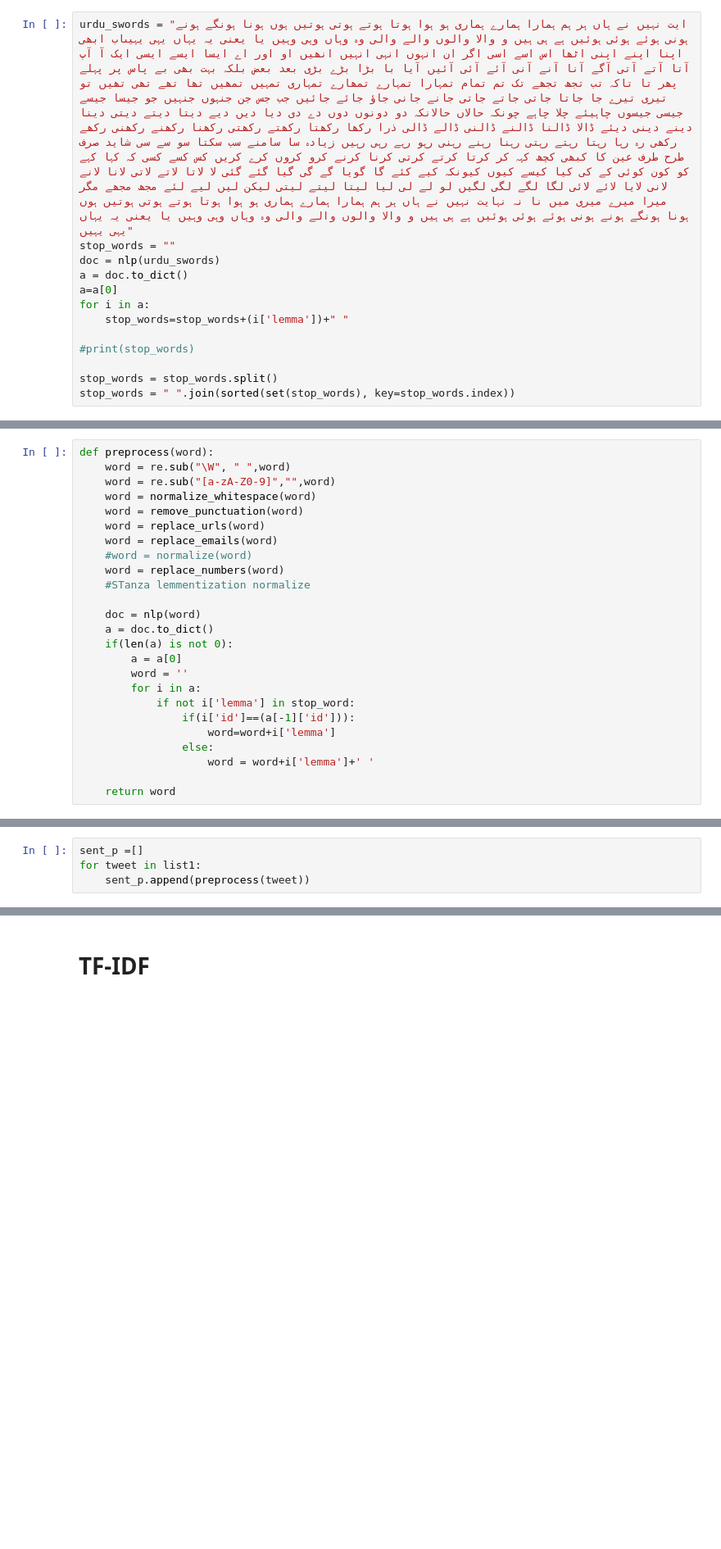
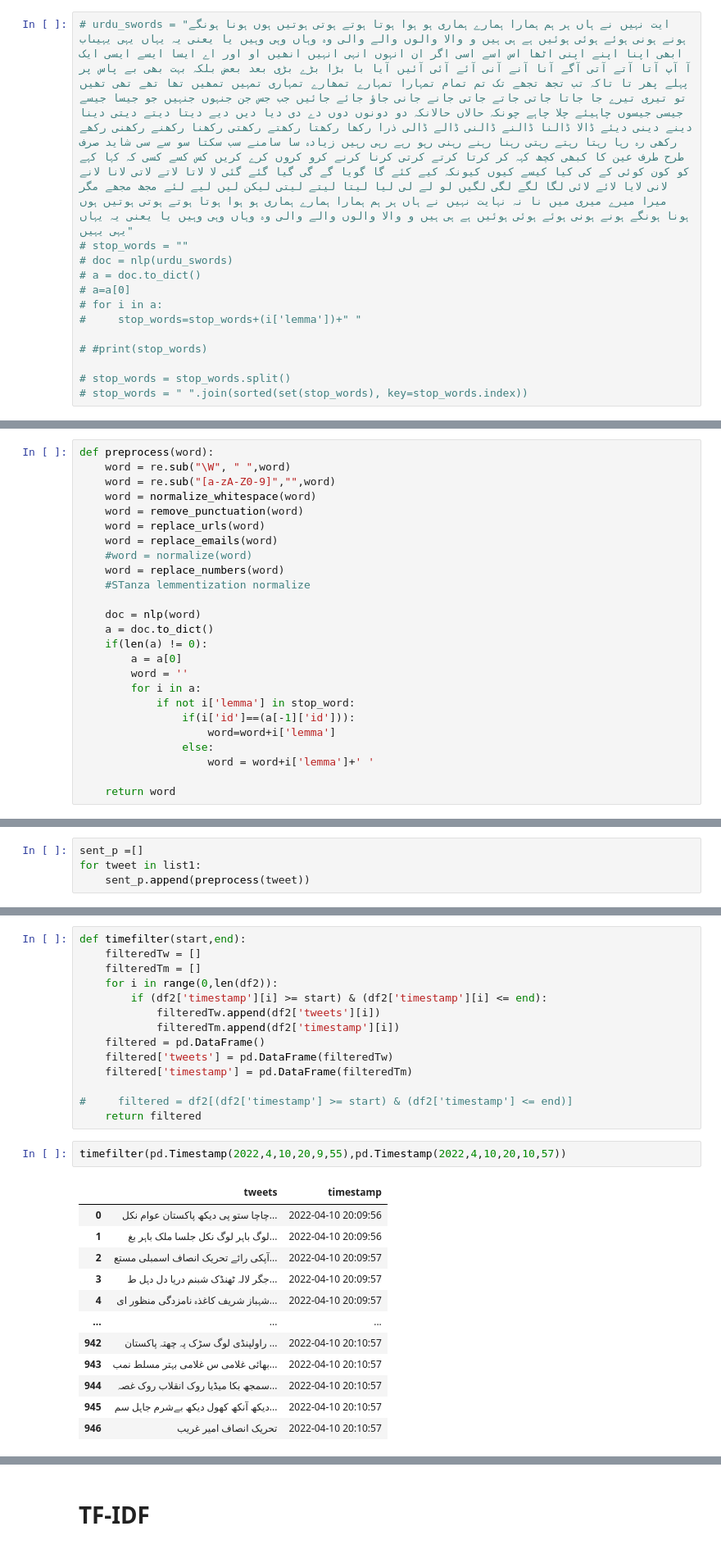
Before and after one commit to marxbilal/FYP---Tajziya-, a Jupyter notebook: Python NLP/Final-Clustering.ipynb, the cells around one changed output, grey strips where cells are left out. Shown: that part at 82% size. Saved outputs shown, nothing was run; the diff lists cells and outputs as text; blank space fills up the shorter version.

Commit message:
TImestamp filter
filtering timestamps using pandas timestamps

```diff
--- a/Python NLP/Final-Clustering.ipynb
+++ b/Python NLP/Final-Clustering.ipynb
@@ -62,13 +54,13 @@ nlp = stanza.Pipeline(lang='ur', processors='tokenize,lemma')
 # %%
-urdu_swords = "ایت نہیں نے ہاں ہر ہم ہمارا ہمارے ہماری ہو ہوا ہوتا ہوتے ہوتی ہوتیں ہوں ہونا ہونگے ہونے ہونی ہوئے ہوئی ہوئیں ہے ہی ہیں و والا والوں والے والی وہ وہاں وہی وہیں یا یعنی یہ یہاں یہی یہیںاب ابھی اپنا اپنے اپنی اٹھا اس اسے اسی اگر ان انہوں انہی انہیں انھیں او اور اے ایسا ایسے ایسی ایک آ آپ آتا آتے آتی آگے آنا آنے آنی آئے آئی آئیں آیا با بڑا بڑے بڑی بعد بعض بلکہ بہت بھی بے پاس پر پہلے پھر تا تاکہ تب تجھ تجھے تک تم تمام تمہارا تمہارے تمھارے تمہاری تمہیں تمھیں تھا تھے تھی تھیں تو تیری تیرے جا جاتا جاتی جاتے جاتی جانے جانی جاؤ جائے جائیں جب جس جن جنہوں جنہیں جو جیسا جیسے جیسی جیسوں چاہیئے چلا چاہے چونکہ حالاں حالانکہ دو دونوں دوں دے دی دیا دیں دیے دیتا دیتے دیتی دینا دینے دینی دیئے ڈالا ڈالنا ڈالنے ڈالنی ڈالے ڈالی ذرا رکھا رکھتا رکھتے رکھتی رکھنا رکھنے رکھنی رکھے رکھی رہ رہا رہتا رہتے رہتی رہنا رہنے رہنی رہو رہے رہی رہیں زیادہ سا سامنے سب سکتا سو سے سی شاید صرف طرح طرف عین کا کبھی کچھ کہہ کر کرتا کرتے کرتی کرنا کرنے کرو کروں کرے کریں کس کسے کسی کہ کہا کہے کو کون کوئی کے کی کیا کیسے کیوں کیونکہ کیے کئے گا گویا گے گی گیا گئے گئی لا لاتا لاتے لاتی لانا لانے لانی لایا لائے لائی لگا لگے لگی لگیں لو لے لی لیا لیتا لیتے لیتی لیکن لیں لیے لئے مجھ مجھے مگر میرا میرے میری میں نا نہ نہایت نہیں نے ہاں ہر ہم ہمارا ہمارے ہماری ہو ہوا ہوتا ہوتے ہوتی ہوتیں ہوں ہونا ہونگے ہونے ہونی ہوئے ہوئی ہوئیں ہے ہی ہیں و والا والوں والے والی وہ وہاں وہی وہیں یا یعنی یہ یہاں یہی یہیں"
-stop_words = ""
-doc = nlp(urdu_swords)
-a = doc.to_dict()
-a=a[0]
-for i in a:
-    stop_words=stop_words+(i['lemma'])+" "
+# urdu_swords = "ایت نہیں نے ہاں ہر ہم ہمارا ہمارے ہماری ہو ہوا ہوتا ہوتے ہوتی ہوتیں ہوں ہونا ہونگے ہونے ہونی ہوئے ہوئی ہوئیں ہے ہی ہیں و والا والوں والے والی وہ وہاں وہی وہیں یا یعنی یہ یہاں یہی یہیںاب ابھی اپنا اپنے اپنی اٹھا اس اسے اسی اگر ان انہوں انہی انہیں انھیں او اور اے ایسا ایسے ایسی ایک آ آپ آتا آتے آتی آگے آنا آنے آنی آئے آئی آئیں آیا با بڑا بڑے بڑی بعد بعض بلکہ بہت بھی بے پاس پر پہلے پھر تا تاکہ تب تجھ تجھے تک تم تمام تمہارا تمہارے تمھارے تمہاری تمہیں تمھیں تھا تھے تھی تھیں تو تیری تیرے جا جاتا جاتی جاتے جاتی جانے جانی جاؤ جائے جائیں جب جس جن جنہوں جنہیں جو جیسا جیسے جیسی جیسوں چاہیئے چلا چاہے چونکہ حالاں حالانکہ دو دونوں دوں دے دی دیا دیں دیے دیتا دیتے دیتی دینا دینے دینی دیئے ڈالا ڈالنا ڈالنے ڈالنی ڈالے ڈالی ذرا رکھا رکھتا رکھتے رکھتی رکھنا رکھنے رکھنی رکھے رکھی رہ رہا رہتا رہتے رہتی رہنا رہنے رہنی رہو رہے رہی رہیں زیادہ سا سامنے سب سکتا سو سے سی شاید صرف طرح طرف عین کا کبھی کچھ کہہ کر کرتا کرتے کرتی کرنا کرنے کرو کروں کرے کریں کس کسے کسی کہ کہا کہے کو کون کوئی کے کی کیا کیسے کیوں کیونکہ کیے کئے گا گویا گے گی گیا گئے گئی لا لاتا لاتے لاتی لانا لانے لانی لایا لائے لائی لگا لگے لگی لگیں لو لے لی لیا لیتا لیتے لیتی لیکن لیں لیے لئے مجھ مجھے مگر میرا میرے میری میں نا نہ نہایت نہیں نے ہاں ہر ہم ہمارا ہمارے ہماری ہو ہوا ہوتا ہوتے ہوتی ہوتیں ہوں ہونا ہونگے ہونے ہونی ہوئے ہوئی ہوئیں ہے ہی ہیں و والا والوں والے والی وہ وہاں وہی وہیں یا یعنی یہ یہاں یہی یہیں"
+# stop_words = ""
+# doc = nlp(urdu_swords)
+# a = doc.to_dict()
+# a=a[0]
+# for i in a:
+#     stop_words=stop_words+(i['lemma'])+" "
 
-#print(stop_words)
+# #print(stop_words)
 
-stop_words = stop_words.split()
-stop_words = " ".join(sorted(set(stop_words), key=stop_words.index))
+# stop_words = stop_words.split()
+# stop_words = " ".join(sorted(set(stop_words), key=stop_words.index))
@@ -91,7 +81,7 @@ def preprocess(word):
 
     doc = nlp(word)
     a = doc.to_dict()
-    if(len(a) is not 0):
+    if(len(a) != 0):
         a = a[0]
         word = ''
         for i in a:
@@ -127,0 +128,29 @@ for tweet in list1:
+# %%
+def timefilter(start,end):
+    filteredTw = []
+    filteredTm = []
+    for i in range(0,len(df2)):
+        if (df2['timestamp'][i] >= start) & (df2['timestamp'][i] <= end):
+            filteredTw.append(df2['tweets'][i])
+            filteredTm.append(df2['timestamp'][i])
+    filtered = pd.DataFrame()
+    filtered['tweets'] = pd.DataFrame(filteredTw)
+    filtered['timestamp'] = pd.DataFrame(filteredTm)
+
+#     filtered = df2[(df2['timestamp'] >= start) & (df2['timestamp'] <= end)]
+    return filtered
+# %%
+timefilter(pd.Timestamp(2022,4,10,20,9,55),pd.Timestamp(2022,4,10,20,10,57))
+# %% [output]
+|  | tweets | timestamp |
+| 0 | چاچا ستو پی دیکھ پاکستان عوام نکل... | 2022-04-10 20:09:56 |
+| 1 | لوگ باہر لوگ نکل جلسا ملک باہر بغ... | 2022-04-10 20:09:56 |
+| 2 | آپکی رائے تحریک انصاف اسمبلی مستع... | 2022-04-10 20:09:57 |
+| 3 | جگر لالہ ٹھنڈک شبنم دریا دل دہل ط... | 2022-04-10 20:09:57 |
+| 4 | شہباز شریف کاغذہ نامزدگی منظور ای... | 2022-04-10 20:09:57 |
+| ... | ... | ... |
+| 942 | راولپنڈی لوگ سڑک پہ چھتہ پاکستان ... | 2022-04-10 20:10:57 |
+| 943 | بھائی غلامی س غلامی بہتر مسلط نمب... | 2022-04-10 20:10:57 |
+| 944 | سمجھ بکا میڈیا روک انقلاب روک غصہ... | 2022-04-10 20:10:57 |
+| 945 | دیکھ آنکھ کھول دیکھ بےشرم جاہل سم... | 2022-04-10 20:10:57 |
+| 946 | تحریک انصاف امیر غریب | 2022-04-10 20:10:57 |
```
Also changed, not shown: parts of 12 cells of this notebook.
